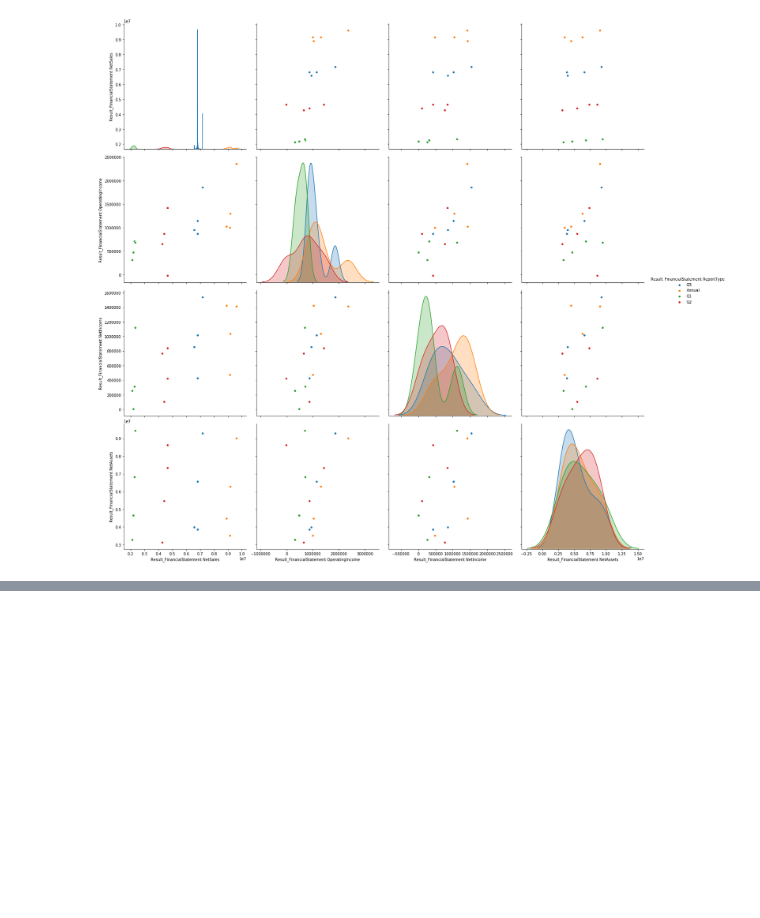
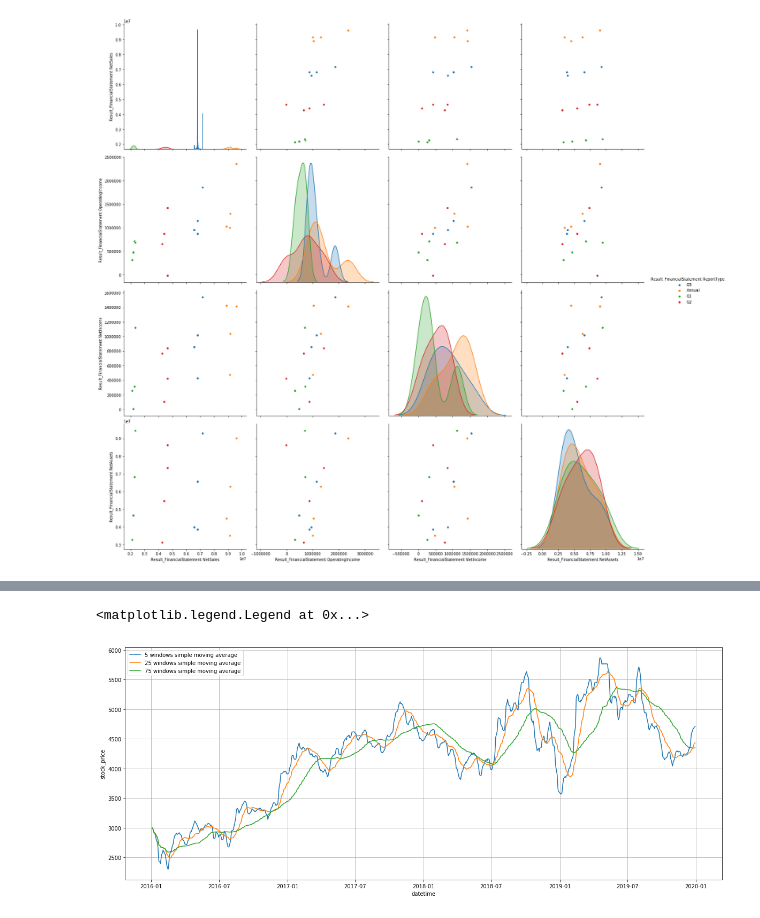
Before and after one commit to Takuzo01/signate_quants, a Jupyter notebook: quants_analysis.ipynb, the cells around one changed output, grey strips where cells are left out. Saved outputs shown, nothing was run; the diff lists cells and outputs as text; code cells hidden in the pictures; blank space fills up the shorter version.

```diff
--- a/quants_analysis.ipynb
+++ b/quants_analysis.ipynb
@@ -65,0 +145,30 @@ sns.pairplot(fin_data[columns], hue="Result_FinancialStatement ReportType", heig
+# %%
+# stock_priceの読み込み
+price = dfs["stock_price"]
+
+# 特定の銘柄コードに絞り込み
+code = 9984
+price_data = price[price["Local Code"] == code]
+# 2019年までの値を表示
+price_data = price_data[:"2019"].copy()
+
+# 5日、25日、75日の移動平均を算出
+periods = [5, 25, 75]
+cols = []
+for period in periods:
+    col = "{} windows simple moving average".format(period)
+    price_data[col] = price_data["EndOfDayQuote ExchangeOfficialClose"].rolling(period, min_periods=1).mean()
+    cols.append(col)
+
+# プロット
+fig, ax = plt.subplots(figsize=(20, 8))
+
+for col in cols:
+    ax.plot(price_data[col], label=col)
+ax.set_ylabel("stock_price")
+ax.set_xlabel("datetime")
+ax.grid(True)
+ax.legend()
+# %% [output]
+<matplotlib.legend.Legend at 0x...>
+[figure, added]
```
Also changed, not shown: parts of 6 cells of this notebook.
